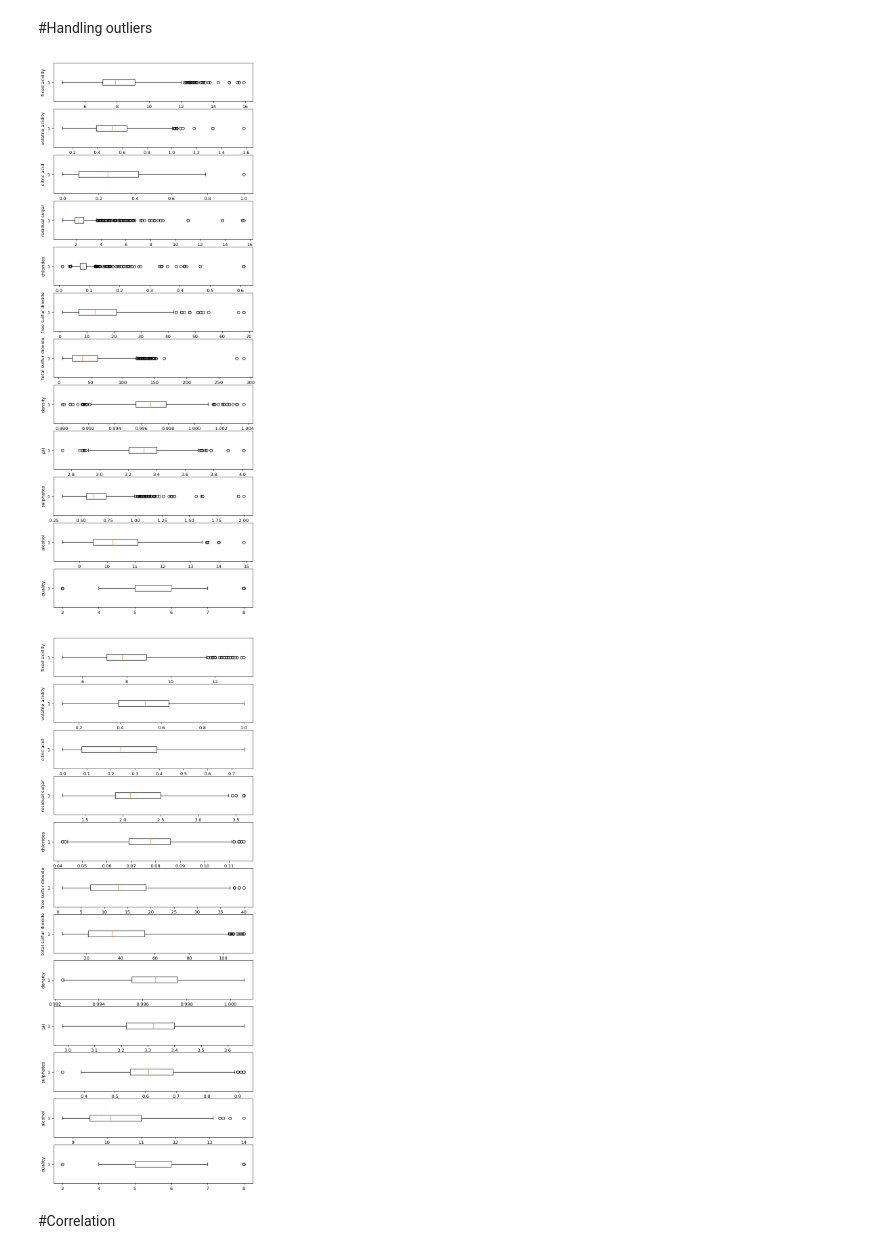
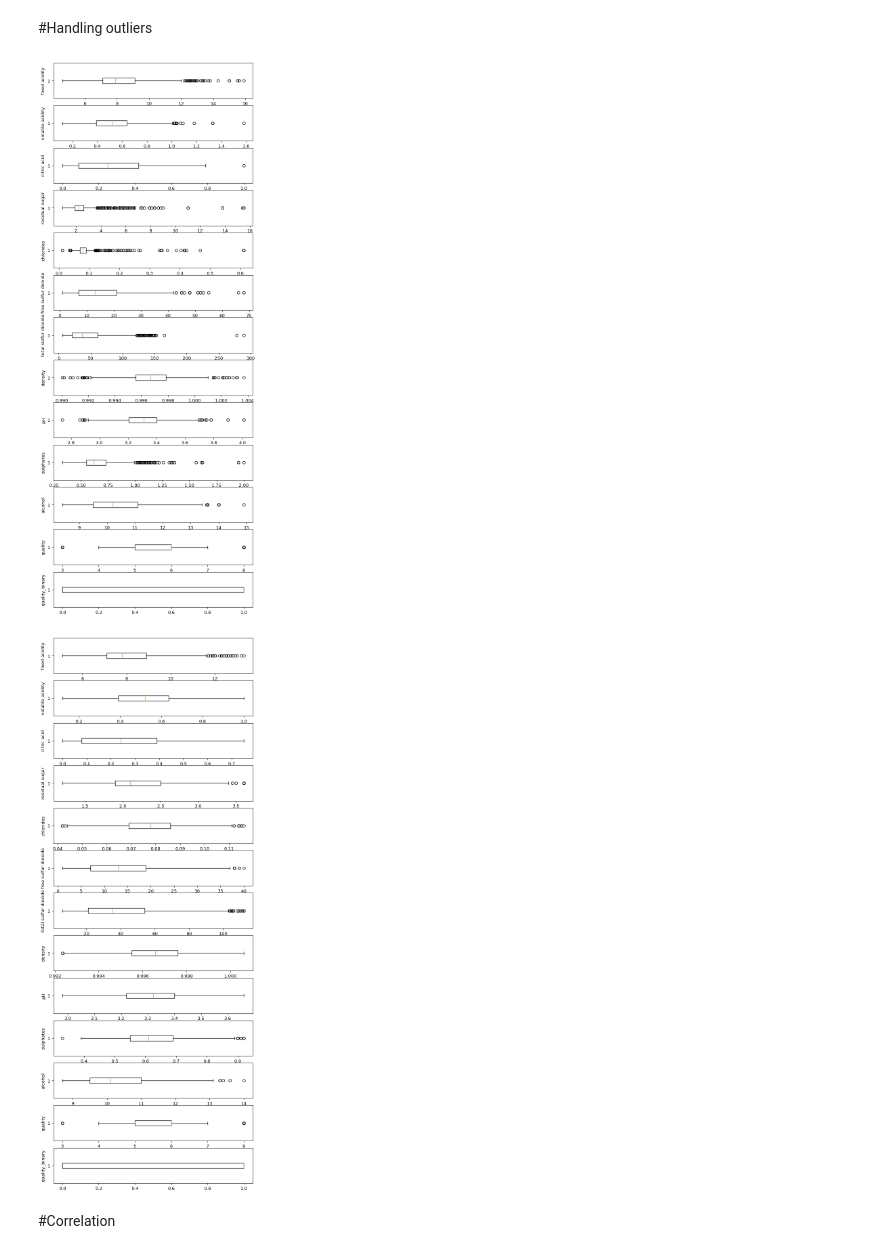
Before and after one commit to Hetvi-624/Wine_quality, a Jupyter notebook: WIne_Quality.ipynb, the cells around one changed output. Drawn from its saved outputs; the diff is of its cells as text; code cells hidden in the pictures.

```diff
--- a/WIne_Quality.ipynb
+++ b/WIne_Quality.ipynb
@@ -87,0 +90,3 @@ df.head()
+# %%
+df["quality_binary"] = df["quality"].apply(lambda x: 0 if x <= 5 else 1)
+df.head()
@@ -88,15 +100,15 @@ df.head()
 # %% [markdown]
 #Handling outliers
 # %%
-fig,axes=plt.subplots(12,1,dpi=95,figsize=(8,22))
+fig,axes=plt.subplots(13,1,dpi=95,figsize=(8,22))
 i=0
 for col in df.columns:
   axes[i].boxplot(df[col],vert=False)
   axes[i].set_ylabel(col)
   i=i+1
 plt.show()
 # %% [output]
-[figure, old version]
+[figure, new version]
 # %%
 q1=df['alcohol'].quantile(0.25)
 q3=df['alcohol'].quantile(0.80)
@@ -175,7 +187,7 @@ iqr=q3-q1
 upper_bound=q3+1.5*iqr
 df=df[(df['sulphates']<=upper_bound)]
 # %%
-fig,axes=plt.subplots(12,1,dpi=95,figsize=(8,22))
+fig,axes=plt.subplots(13,1,dpi=95,figsize=(8,22))
 i=0
 for col in df.columns:
   axes[i].boxplot(df[col],vert=False)
@@ -183,7 +195,7 @@ for col in df.columns:
   i=i+1
 plt.show()
 # %% [output]
-[figure, old version]
+[figure, new version]
 # %% [markdown]
 #Correlation
 # %%
```
Also changed, not shown: parts of 19 cells of this notebook.
